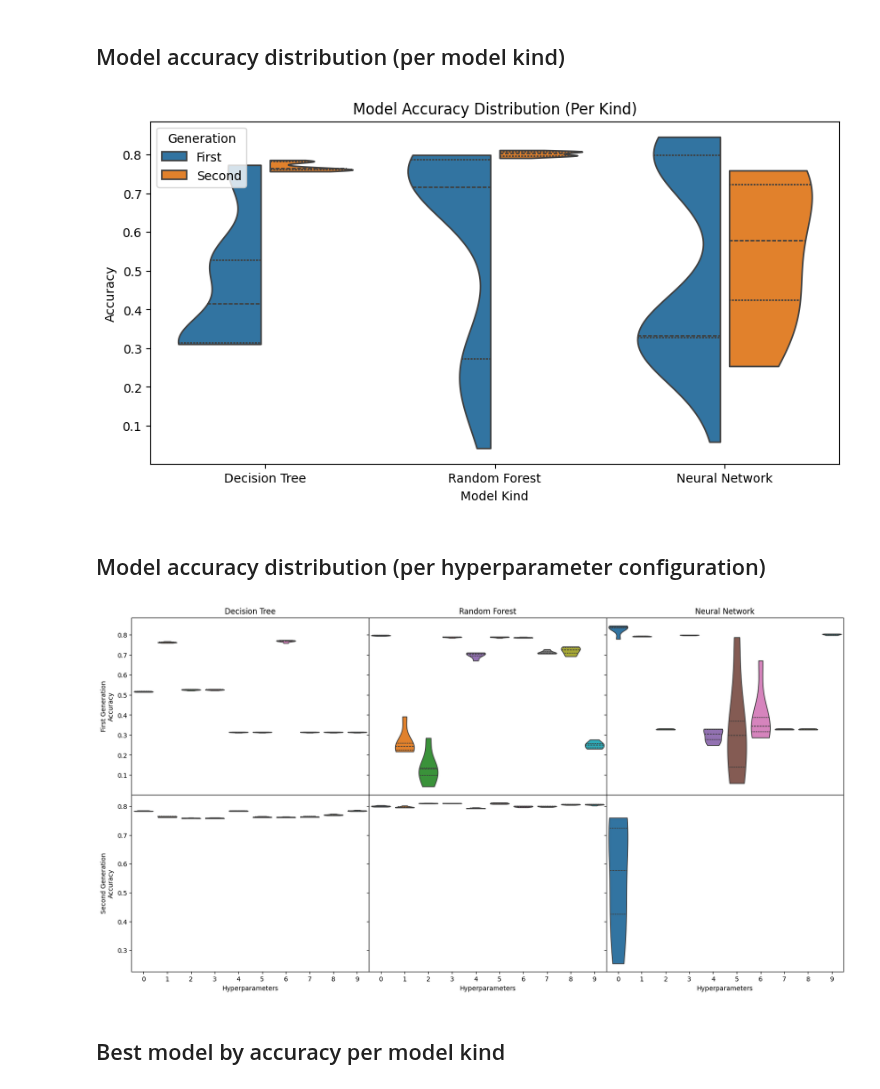
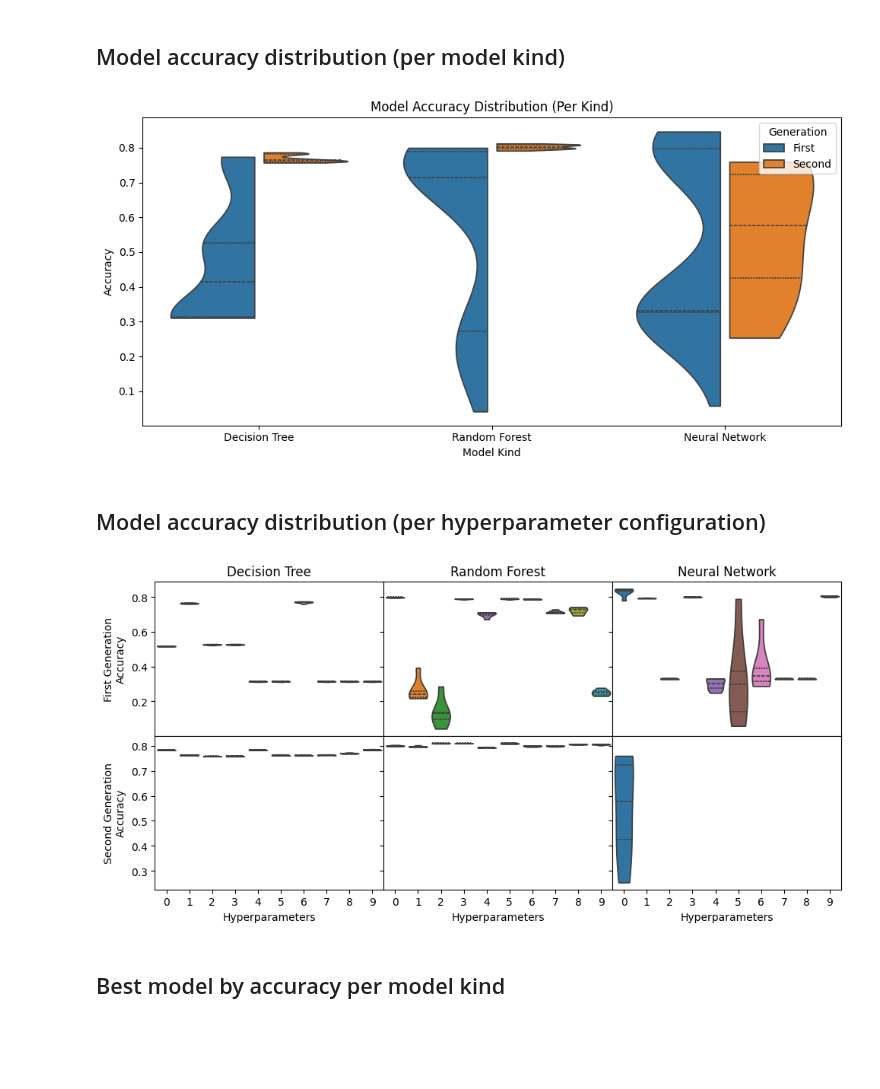
Before and after one commit to Etto48/DataMiningProject, a Jupyter notebook: src/notebooks/selection_results.ipynb, the cells around one changed output. Cells and saved outputs as stored; diff of their text form; code cells hidden in the pictures; blank space fills up the shorter version.

```diff
--- a/src/notebooks/selection_results.ipynb
+++ b/src/notebooks/selection_results.ipynb
@@ -30,23 +30,25 @@ for i, index in enumerate(results_indices):
 # %%
 fig = plt.figure(figsize=(10, 5))
 plt.title("Model Accuracy Distribution (Per Kind)")
 violin_plot_args = {
     "data": violin_plot_data,
     "x": "model_kind",
     "hue": "generation",
     "split": True,
     "gap": 0.1,
     "density_norm": "width",
     "inner": "quartile",
     "cut": 0
 }
 sns.violinplot(y="accuracy", **violin_plot_args)
 plt.ylabel("Accuracy")
 plt.xlabel("Model Kind")
 plt.legend(title="Generation")
+plt.tight_layout()
+plt.savefig(f"{PAPER_IMAGES}/accuracy_distribution.png")
 plt.show()
 # %% [output]
-[figure, old version]
+[figure, new version]
 # %% [markdown]
 ## Model accuracy distribution (per hyperparameter configuration)
 # %%
@@ -59,7 +61,7 @@ for i, index in enumerate(results_indices):
             hyperparameters_name = f"{index[2]}"
             violin_plot_data[gen][kind_to_id[model_kind]].loc[len(violin_plot_data[gen][kind_to_id[model_kind]])] = [accuracy, BEAUTIFUL_NAMES[model_kind], hyperparameters_name]
 # %%
-fig, axs = plt.subplots(2, 3, figsize=(20, 10), sharey="row", sharex="col", gridspec_kw={"hspace": 0, "wspace": 0, })
+fig, axs = plt.subplots(2, 3, figsize=(10, 5), sharey="row", sharex="col", gridspec_kw={"hspace": 0, "wspace": 0, })
 violin_plot_args = {
     "x": "hyperparameters",
     "y": "accuracy",
@@ -82,10 +84,11 @@ for i, (_, model_kind) in enumerate(BEAUTIFUL_NAMES.items()):
     else:
         axs[1,i].set_ylabel(None)
     axs[1,i].set_xlabel("Hyperparameters")
-plt.savefig(f"{PROJECT_ROOT}/doc/Documentation/images/model_selection.png")
+plt.tight_layout()
+plt.savefig(f"{PAPER_IMAGES}/model_selection.png")
 plt.show()
 # %% [output]
-[figure, old version]
+[figure, new version]
 # %% [markdown]
 ## Best model by accuracy per model kind
 # %%
```
Also changed, not shown: parts of 1 cell of this notebook, 26 other files.
